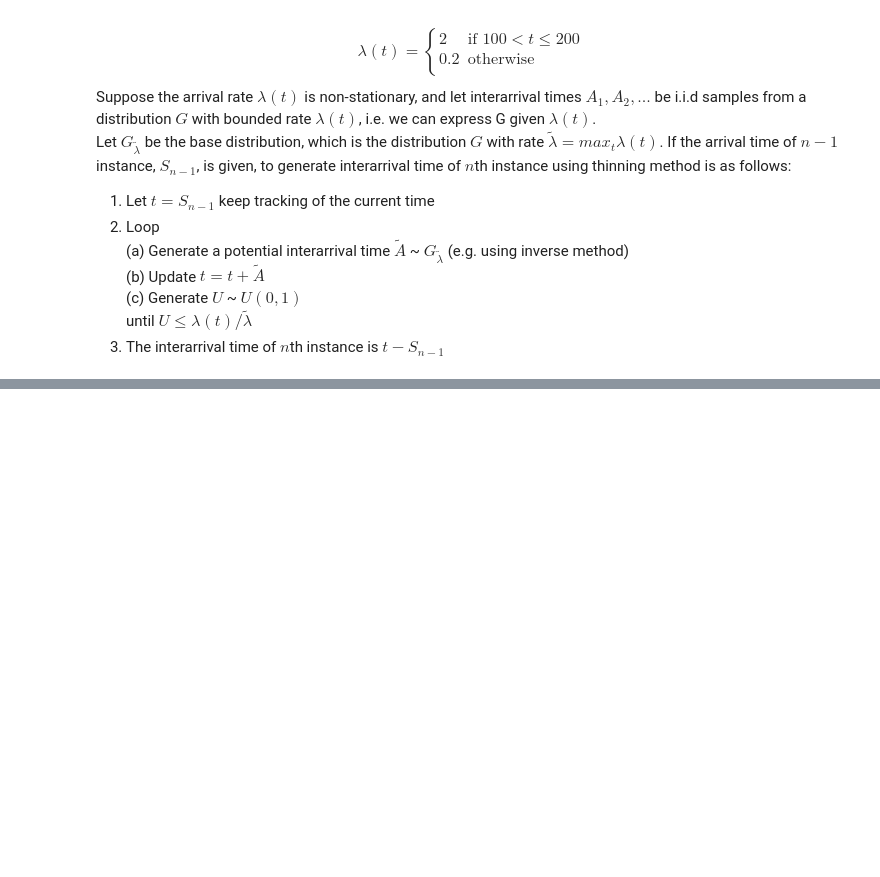
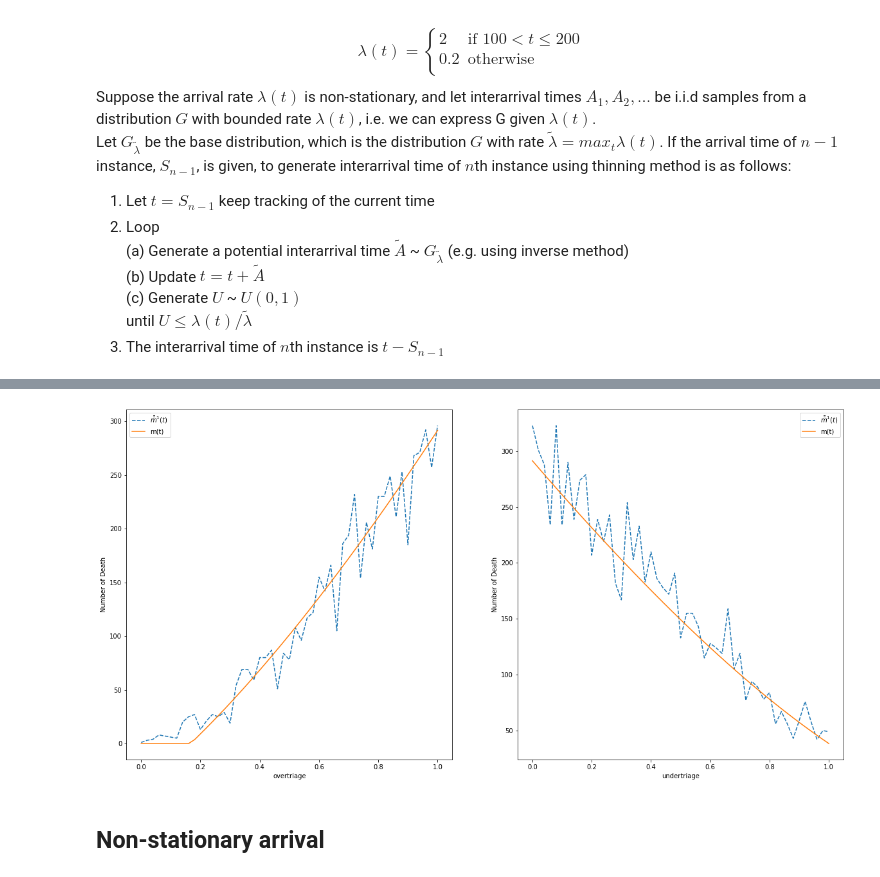
Before and after one commit to Yanboding/MIE8888Project-mistriageMortalityRationship, a Jupyter notebook: MIE8888.ipynb, the cells around one changed output, grey strips where cells are left out. Cells and saved outputs as stored; diff of their text form; code cells hidden in the pictures; blank space fills up the shorter version.

```diff
--- a/MIE8888.ipynb
+++ b/MIE8888.ipynb
@@ -539,0 +698,11 @@ fluidScale = 100
+# %%
+def mistriage_mortality_plt(mistriages, mistriage_type, expectDs, ms, fluidScale, ax):
+    ax.set_xlabel(mistriage_type)
+    ax.set_ylabel('Number of Death')
+    ax.plot(mistriages, expectDs[-1,:], '--', label=r'$\bar{\bar{m}}^{'+str(fluidScale)+r'}(t)$')
+    ax.plot(mistriages, ms[-1,:], '-', label='m(t)')
+    ax.legend()
+# %%
+abandonMeans = [800, 1200]
+X = [0]
+Class1Prob = 0.4
@@ -539,0 +757,15 @@ fluidScale = 100
+# %%
+ohparams = {
+          "overtriage": [i/50 for i in range(50+1)],
+          "undertriage": 0,
+          "Class1Prob": Class1Prob,
+          "abandonMeans": abandonMeans,
+          "serviceRates": Mu_k,
+          "arrivalRate": constantArrivalRate,
+          "stopTime": 700,
+          "fluidScale": 1,
+          "maxRate": 2,
+          "X": X,
+          "simulate_times":1
+          }
+expectWs, ws, oexpectDs, oms, dws, dds = mistriage_mortality(ohparams)
@@ -539,0 +790,23 @@ fluidScale = 100
+# %%
+uhparams = {"overtriage": 1,
+          "undertriage": [i/50 for i in range(50+1)],
+          "Class1Prob": Class1Prob,
+          "abandonMeans": abandonMeans,
+          "serviceRates": Mu_k,
+          "arrivalRate": constantArrivalRate,
+          "stopTime": 700,
+          "fluidScale": 1,
+          "maxRate": 2,
+          "X": X,
+          "simulate_times":1
+          }
+expectWs, ws, uexpectDs, ums, dws, dds = mistriage_mortality(uhparams)
+# %%
+fig, axs = plt.subplots(1,2,figsize=(20, 10))
+mistriage_mortality_plt(ohparams["overtriage"], "overtriage", oexpectDs, oms, ohparams['fluidScale'], axs[0])
+mistriage_mortality_plt(uhparams["undertriage"], "undertriage", uexpectDs, ums, uhparams['fluidScale'], axs[1])
+plt.show()
+# %% [output]
+[figure, added]
+# %% [markdown]
+## Non-stationary arrival
```
Also changed, not shown: parts of 61 cells of this notebook.
